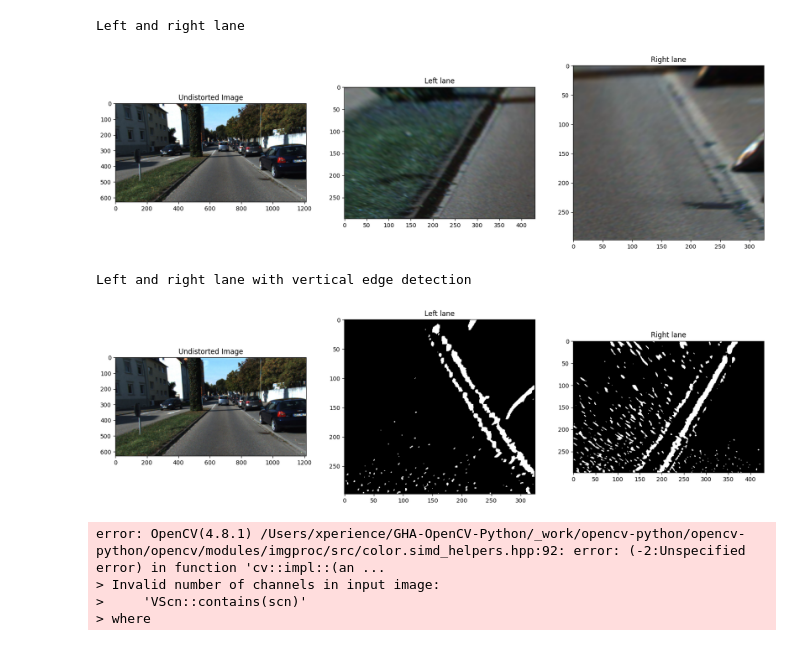
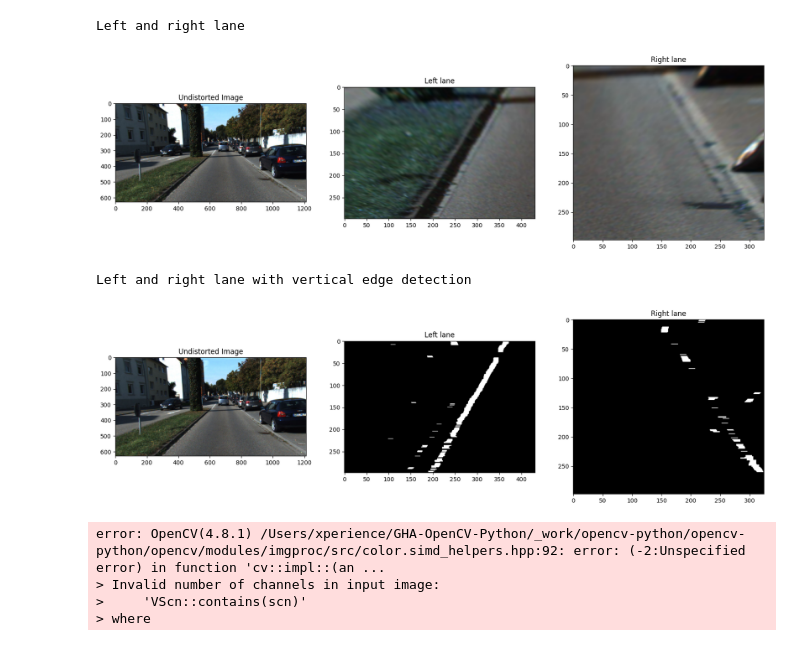
Before and after one commit to TimoFeucht/DigitaleBildverarbeitungUebungen, a Jupyter notebook: Projekt/Projekt_Spurerkennung_v8/fix_kitti_image.ipynb, the cells around one changed output. Saved outputs shown, nothing was run; the diff lists cells and outputs as text; code cells hidden in the pictures.

Commit message:
tried it with sobel, now also added opening for better lines

```diff
--- a/Projekt/Projekt_Spurerkennung_v8/fix_kitti_image.ipynb
+++ b/Projekt/Projekt_Spurerkennung_v8/fix_kitti_image.ipynb
@@ -48,8 +48,8 @@ class LaneDetection:
             plt.title("Right lane")
             plt.show()
             # vertikale Kantenerkennung
-            left_future = executor.submit(self.detect_vertical_edges, right_frame)
-            right_future = executor.submit(self.detect_vertical_edges, left_frame)
+            left_future = executor.submit(self.detect_vertical_edges, left_frame)
+            right_future = executor.submit(self.detect_vertical_edges, right_frame)
 
             left_filtered_frame = left_future.result()
             right_filtered_frame = right_future.result()
@@ -182,6 +182,8 @@ class LaneDetection:
         img_sobel_x = cv.Sobel(img_gray, cv.CV_64F, 1, 0, ksize=5)
         # thresholding
         _, img_sobel_x = cv.threshold(img_sobel_x, 250, 255, cv.THRESH_BINARY)
+        # reduce noise
+        img_sobel_x = self.opening_frame(img_sobel_x)
 
         return img_sobel_x
 
@@ -216,34 +218,34 @@ class LaneDetection:
                     (255, 255, 255), 20)
 
         return frame_lanes
 
     def fit_frame_lanes_to_original_frame(self, frame_lanes, frame):
         h, w = frame_lanes.shape[:2]
         # create mask for lanes in original frame to fit the curve to the original frame
         mask_original_size = np.zeros_like(frame)
         h_o, w_o = frame.shape[:2]
         a = w_o / 2 - w / 2 + 75
         b = w_o / 2 + w / 2 + 75
 
         mask_original_size[h_o - h:h_o, int(a):int(b)] = frame_lanes
 
         # Erzeuge ein boolean-Array für die Pixel, die in der Maske gesetzt sind
         mask_bool_pixels = mask_original_size[:, :, 0] == 255
 
         # Setze die Farbwerte für die Pixel in img_original, wo die Maske gesetzt ist
         frame[mask_bool_pixels] = [0, 0, 255]
 
         return frame
 
 
 if __name__ == '__main__':
     lane_detection = LaneDetection()
     lane_detection.start()
 # %% [output]
 Left and right lane
 [figure]
 Left and right lane with vertical edge detection
-[figure, old version]
+[figure, new version]
 error: OpenCV(4.8.1) /Users/xperience/GHA-OpenCV-Python/_work/opencv-python/opencv-python/opencv/modules/imgproc/src/color.simd_helpers.hpp:92: error: (-2:Unspecified error) in function 'cv::impl::(an ...
 > Invalid number of channels in input image:
 >     'VScn::contains(scn)'
```
